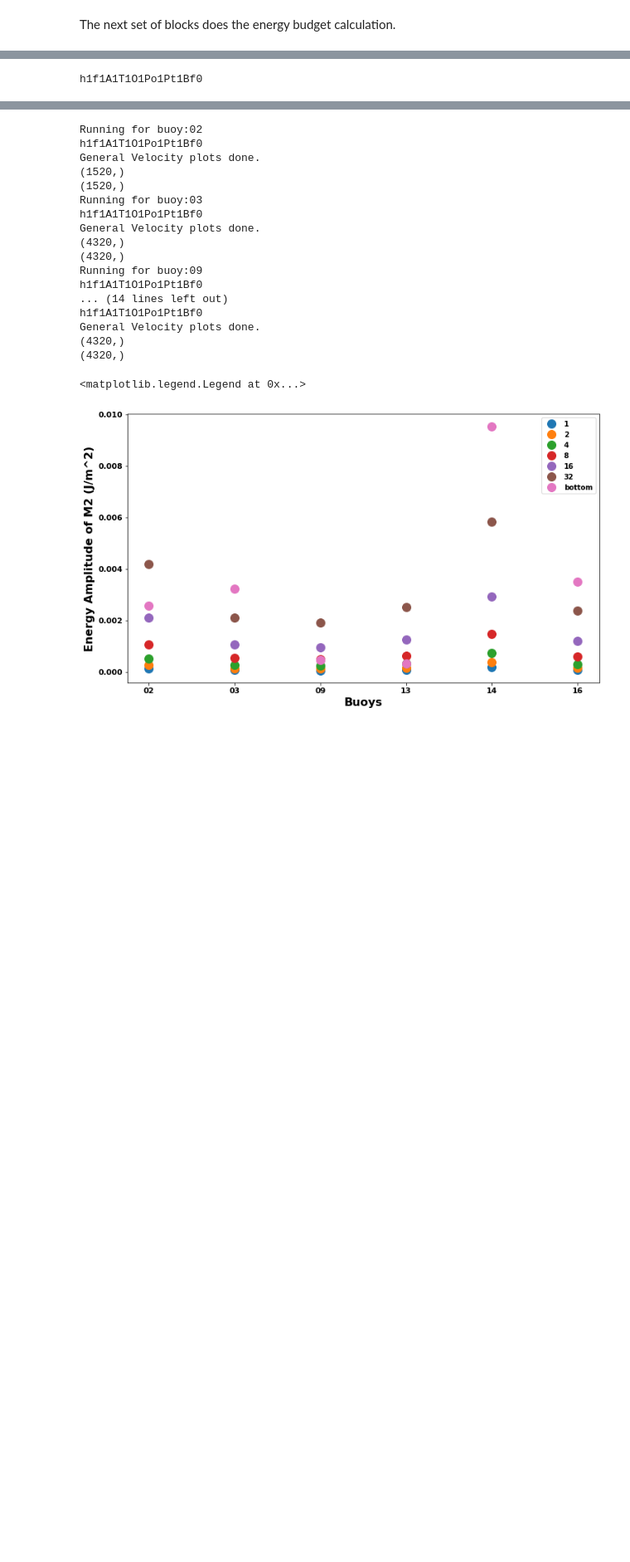
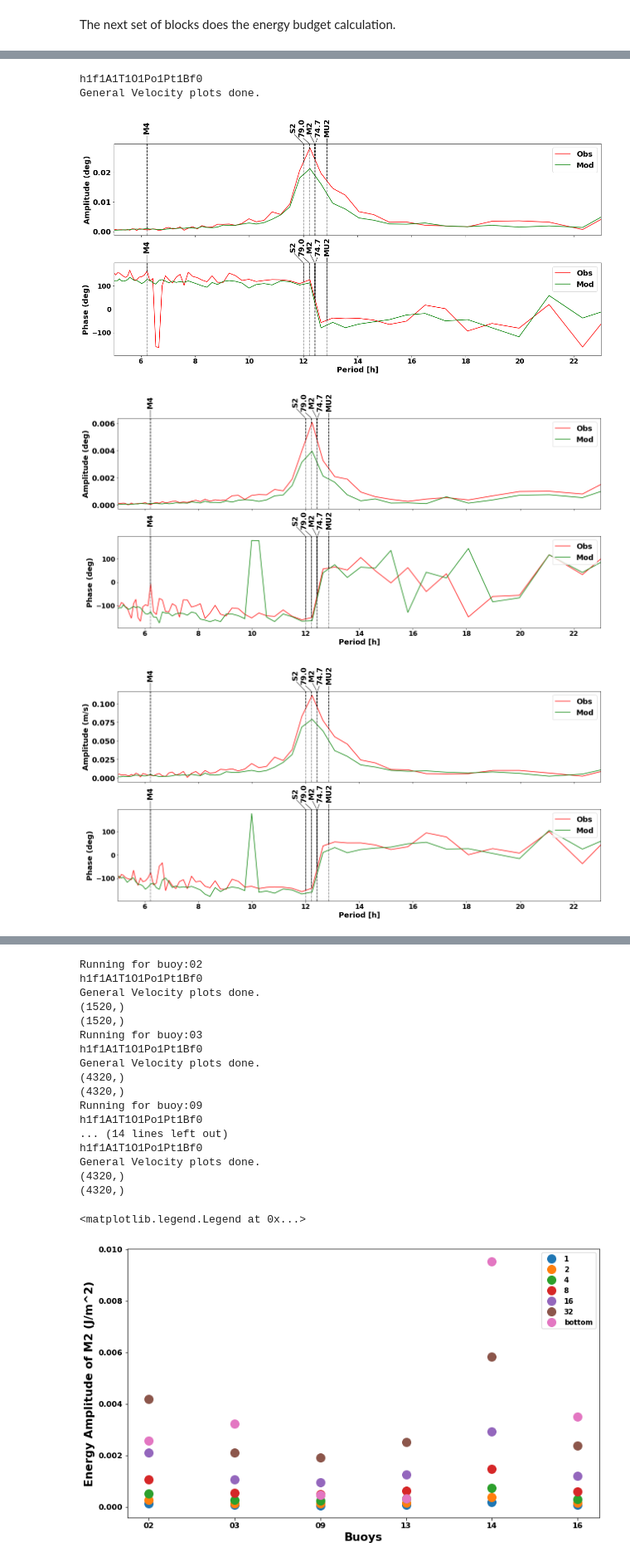
Before and after one commit to AmeyV05/Drifting-buoys-model, a Jupyter notebook: py_script_files/Plotting_singlebuoy.ipynb, the cells around one changed output, grey strips where cells are left out. Shown at 83% size. Saved outputs shown, nothing was run; the diff lists cells and outputs as text; code cells hidden in the pictures; blank space fills up the shorter version.

```diff
--- a/py_script_files/Plotting_singlebuoy.ipynb
+++ b/py_script_files/Plotting_singlebuoy.ipynb
@@ -200,7 +202,8 @@ def readveldata(D,Uib,Vib,beta):
     Ua=np.array(D['Ua']);Va=np.array(D['Va'])
     Uo=np.array(D['Uo']);Vo=np.array(D['Vo'])
     #filtered solutions for computing energy loss to tides.
-    uit=Ubres;vit=Vbres
+    # uit=Ubres;vit=Vbres
+    uit=Usres;vit=Vsres #because model is forced by gtsm tides so no phase issues there
     #bathymetry
     Hvec=np.array(D['WDt'])
     Hvec=Hvec[fedge:-fedge]
@@ -310,19 +313,23 @@ HTML('''<script> </script> <form action="javascript:IPython.notebook.execute_cel
 # %%
 #iteration over the functions to plot.
 barray=['02','03','09','13','14','16']
-barray=['16']
+# barray=['16']
 for b in barray:
     Bnum=b
     [s,SD,loc]=readdata(Bnum)
     [Uib,Vib,Uisvec,T]=genvelplots(SD,loc)
     FTplots(SD,loc,Bnum)
     (Usres,Vsres,Uts,Vts,Ubres,Vbres)=compnplotvelvect(SD,Bnum,loc,T)
     (bname,Cwi,Cai,Cbi,g,beta,rho_air,rho_ice,rho_water,D)=readmaindata(s,Bnum)
     (u,v,Ut,Vt,Ua,Va,Uo,Vo,Uw,Vw,Vt,Hvec,uit,vit,Ua_mag,Uw_mag)=readveldata(D,Uib,Vib,beta)
     (enerwindtraj,meanenerwind,stdenerwind)=windenergy(u,v,Ua,Va)
     (enerwatertraj,meanenerwater,stdenerwater)=waterenergy(u,v,Uw,Vw)
     (enertidetraj,meanenertide,stdenertide)=tideenergy(Usres,Vsres,Uts,Vts)
     (enerbottomtraj,meanenerbottom,stdenerbottom)=bottomenergy(Uts,Vts)
     ener2excel()
 # %% [output]
 h1f1A1T1O1Po1Pt1Bf0
+General Velocity plots done.
+[figure, added]
+[figure, added]
+[figure, added]
```
Also changed, not shown: parts of 12 cells of this notebook, 2 other files.
